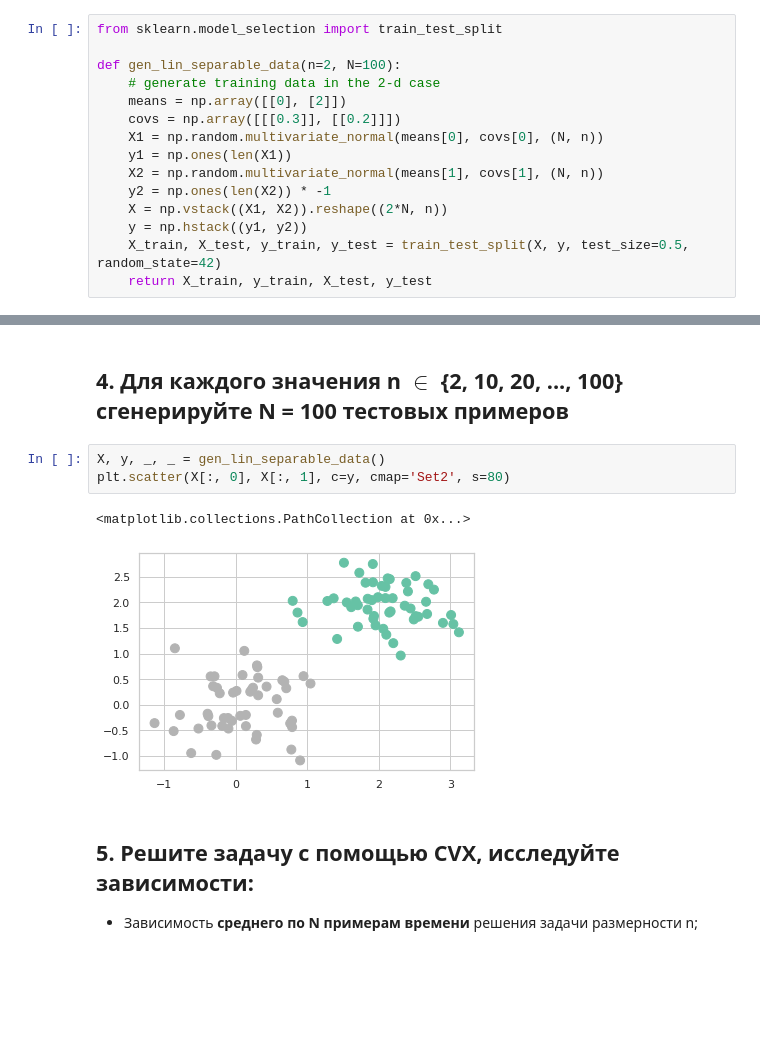
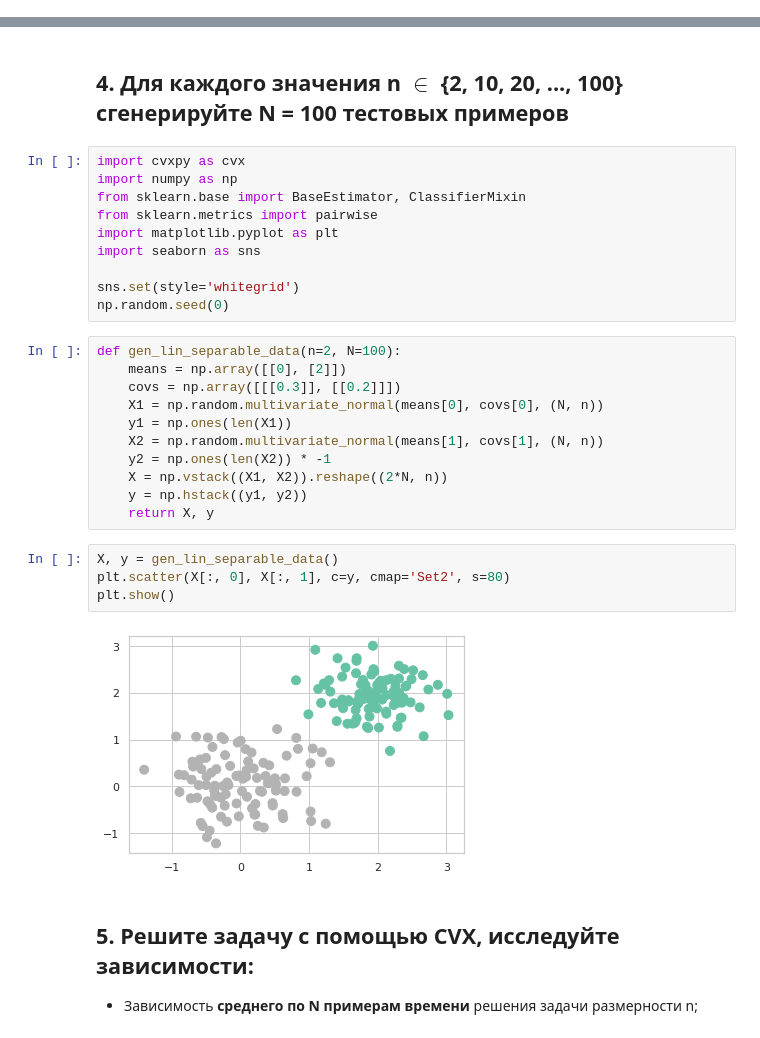
Before and after one commit to iamilyasedunov/convex_optimization_SVM, a Jupyter notebook: lab1_SMPR.ipynb, the cells around one changed output, grey strips where cells are left out. Drawn from its saved outputs; the diff is of its cells as text; blank space fills up the shorter version.

```diff
--- a/lab1_SMPR.ipynb
+++ b/lab1_SMPR.ipynb
@@ -137,15 +0,0 @@ The autoreload extension is already loaded. To reload it, use:
-# %%
-from sklearn.model_selection import train_test_split
-
-def gen_lin_separable_data(n=2, N=100):
-    # generate training data in the 2-d case
-    means = np.array([[0], [2]])
-    covs = np.array([[[0.3]], [[0.2]]])
-    X1 = np.random.multivariate_normal(means[0], covs[0], (N, n))
-    y1 = np.ones(len(X1))
-    X2 = np.random.multivariate_normal(means[1], covs[1], (N, n))
-    y2 = np.ones(len(X2)) * -1
-    X = np.vstack((X1, X2)).reshape((2*N, n))
-    y = np.hstack((y1, y2))
-    X_train, X_test, y_train, y_test = train_test_split(X, y, test_size=0.5, random_state=42)
-    return X_train, y_train, X_test, y_test
@@ -152,11 +61,32 @@ def gen_lin_separable_data(n=2, N=100):
 # %% [markdown]
 ## 4. Для каждого значения n $\in$ {2, 10, 20, ..., 100} сгенерируйте N = 100 тестовых примеров
+# %%
+import cvxpy as cvx
+import numpy as np
+from sklearn.base import BaseEstimator, ClassifierMixin
+from sklearn.metrics import pairwise
+import matplotlib.pyplot as plt
+import seaborn as sns
+
+sns.set(style='whitegrid')
+np.random.seed(0)
+# %%
+def gen_lin_separable_data(n=2, N=100):
+    means = np.array([[0], [2]])
+    covs = np.array([[[0.3]], [[0.2]]])
+    X1 = np.random.multivariate_normal(means[0], covs[0], (N, n))
+    y1 = np.ones(len(X1))
+    X2 = np.random.multivariate_normal(means[1], covs[1], (N, n))
+    y2 = np.ones(len(X2)) * -1
+    X = np.vstack((X1, X2)).reshape((2*N, n))
+    y = np.hstack((y1, y2))
+    return X, y
 # %%
-X, y, _, _ = gen_lin_separable_data()
+X, y = gen_lin_separable_data()
 plt.scatter(X[:, 0], X[:, 1], c=y, cmap='Set2', s=80)
+plt.show()
 # %% [output]
-<matplotlib.collections.PathCollection at 0x...>
-[figure, old version]
+[figure, new version]
 # %% [markdown]
 ## 5. Решите задачу с помощью CVX, исследуйте зависимости:
 
```
Also changed, not shown: parts of 20 cells of this notebook.
